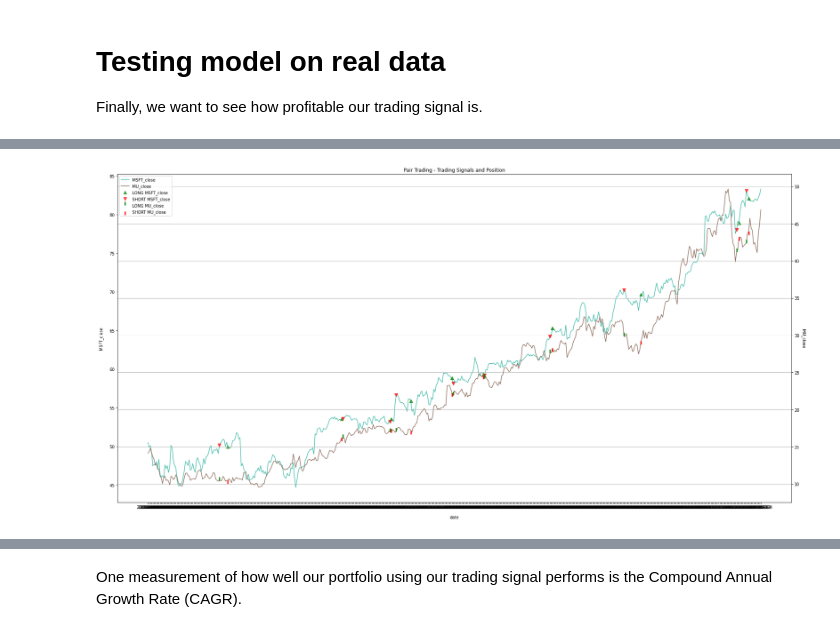
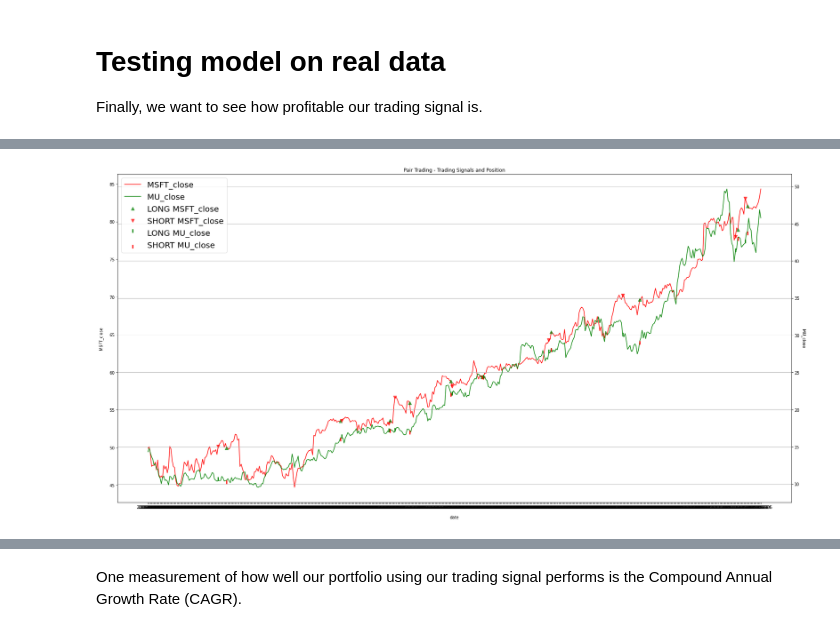
Before and after one commit to microgel/CS-216-Project, a Jupyter notebook: pair_trading.ipynb, the cells around one changed output, grey strips where cells are left out. Cells and saved outputs as stored; diff of their text form; code cells hidden in the pictures.

```diff
--- a/pair_trading.ipynb
+++ b/pair_trading.ipynb
@@ -477,37 +478,37 @@ signals[30:]
 # visualize trading signals and position
 
 fig=plt.figure(figsize=(30,15))
 bx = fig.add_subplot(111)
 bx2 = bx.twinx()
 
 #plot two different assets
 
-l1, = bx.plot(signals['stock1'], c='#4abdac')
-l2, = bx2.plot(signals['stock2'], c='#907163')
+l1, = bx.plot(signals['stock1'], c='red')
+l2, = bx2.plot(signals['stock2'], c='green')
 
 u1, = bx.plot(signals['stock1'][signals['positions1'] == 1], lw=0, marker='^', markersize=8, c='g',alpha=0.7)
 
 d1, = bx.plot(signals['stock1'][signals['positions1'] == -1], lw=0,marker='v',markersize=8, c='r',alpha=0.7)
 
 u2, = bx2.plot(signals['stock2'][signals['positions2'] == 1], lw=0,marker=2,markersize=9, c='g',alpha=0.9, markeredgewidth=3)
 
 d2, = bx2.plot(signals['stock2'][signals['positions2'] == -1], lw=0,marker=3,markersize=9, c='r',alpha=0.9,markeredgewidth=3)
 
 bx.set_ylabel(stock1,)
 bx2.set_ylabel(stock2, rotation=270)
 bx.yaxis.labelpad=15
 bx2.yaxis.labelpad=15
 bx.set_xlabel('date')
 bx.xaxis.labelpad=15
 
-plt.legend([l1,l2,u1,d1,u2,d2], [stock1, stock2,'LONG {}'.format(stock1),'SHORT {}'.format(stock1),'LONG {}'.format(stock2),'SHORT {}'.format(stock2)], loc ='best')
+plt.legend([l1,l2,u1,d1,u2,d2], [stock1, stock2,'LONG {}'.format(stock1),'SHORT {}'.format(stock1),'LONG {}'.format(stock2),'SHORT {}'.format(stock2)], loc ='best',prop={'size':20})
 
 plt.title('Pair Trading - Trading Signals and Position')
 plt.grid(True)
 
 # for final project fix x axis ticks
 # %% [output]
-[figure, old version]
+[figure, new version]
 # %%
 # initial capital to calculate the actual pnl
 initial_capital = 500000
```
Also changed, not shown: parts of 24 cells of this notebook, 10 other files.
